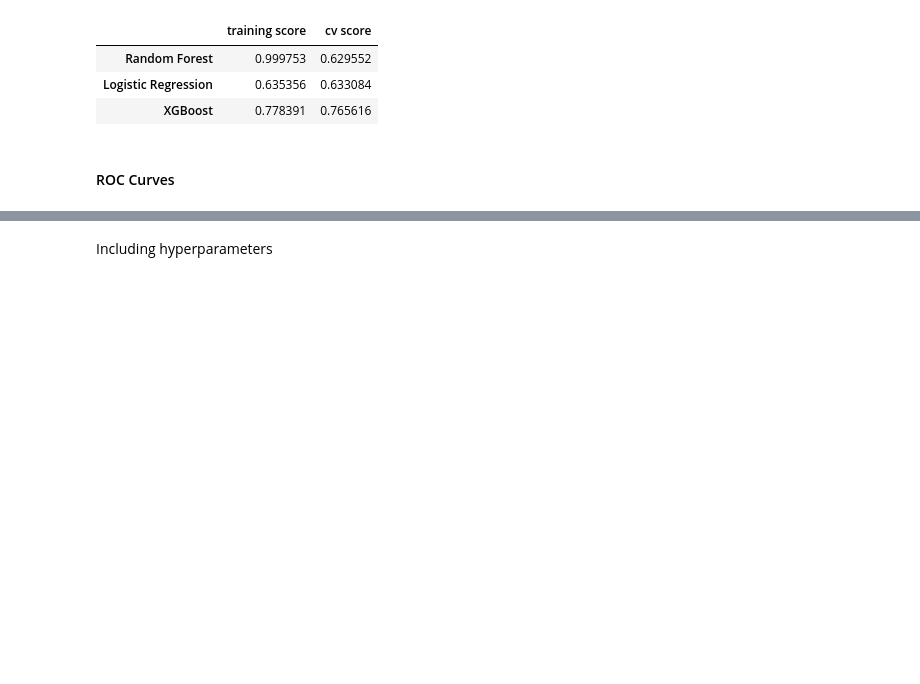
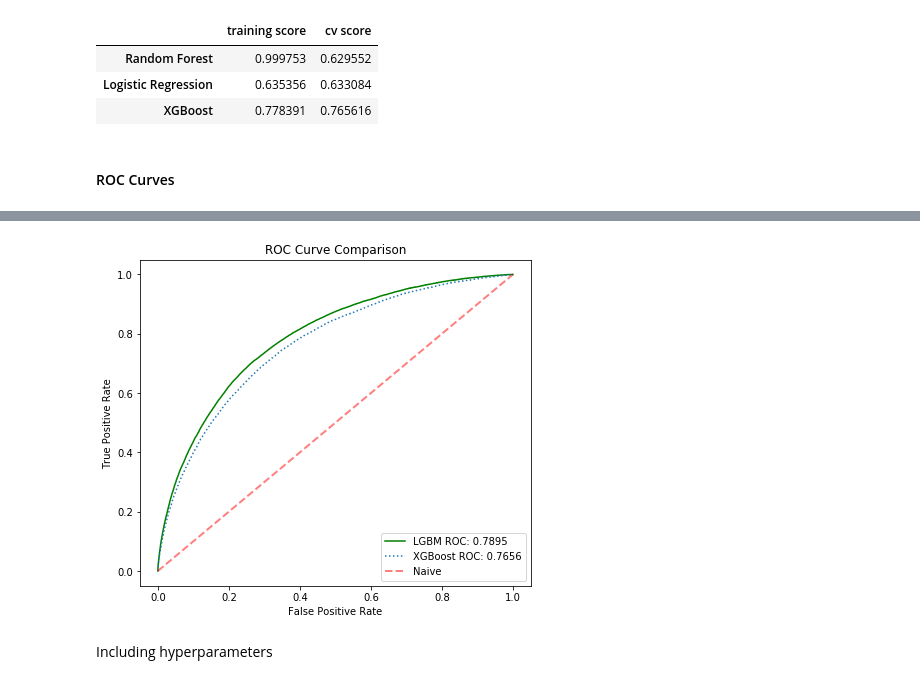
Before and after one commit to ashiquem/home-credit-default-risk, a Jupyter notebook: model_evolution.ipynb, the cells around one changed output, grey strips where cells are left out. Drawn from its saved outputs; the diff is of its cells as text; code cells hidden in the pictures; blank space fills up the shorter version.

```diff
--- a/model_evolution.ipynb
+++ b/model_evolution.ipynb
@@ -434,0 +370,4 @@ fi_lgbm_V0_fe = pd.read_csv('fi_lgbm_V0_fe.csv')
+# %%
+xgb = XGBClassifier()
+# %%
+xubmission, scores,xfpr,xtpr = baseline_modelling(xgb,data)
@@ -435,3 +383,18 @@ fi_lgbm_V0_fe = pd.read_csv('fi_lgbm_V0_fe.csv')
+# %%
+fig = plt.figure(figsize=(7,6))
+lgbm_roc = auc(ffprs['OCV'],ftprs['OCV'])
+xgb_roc = auc(xfpr,xtpr)
+plt.plot(ffprs['OCV'],ftprs['OCV'],label='LGBM ROC: {:.4f}'.format(lgbm_roc),color='g')
+plt.plot(xfpr,xtpr,label='XGBoost ROC: {:.4f}'.format(xgb_roc), linestyle=':')
+plt.plot([0, 1], [0, 1], linestyle='--', lw=2, color='r',label='Naive', alpha=0.5)
+plt.title('ROC Curve Comparison')
+plt.xlabel('False Positive Rate')
+plt.ylabel('True Positive Rate')
+plt.legend(loc="lower right")
+# plt.show()
+plt.savefig('solution_vs_base.png',bbox_inches='tight')
+# %% [output]
+[figure, added]
 # %% [markdown]
 Including hyperparameters
 # %%
```
Also changed, not shown: parts of 27 cells of this notebook, 2 other files.
